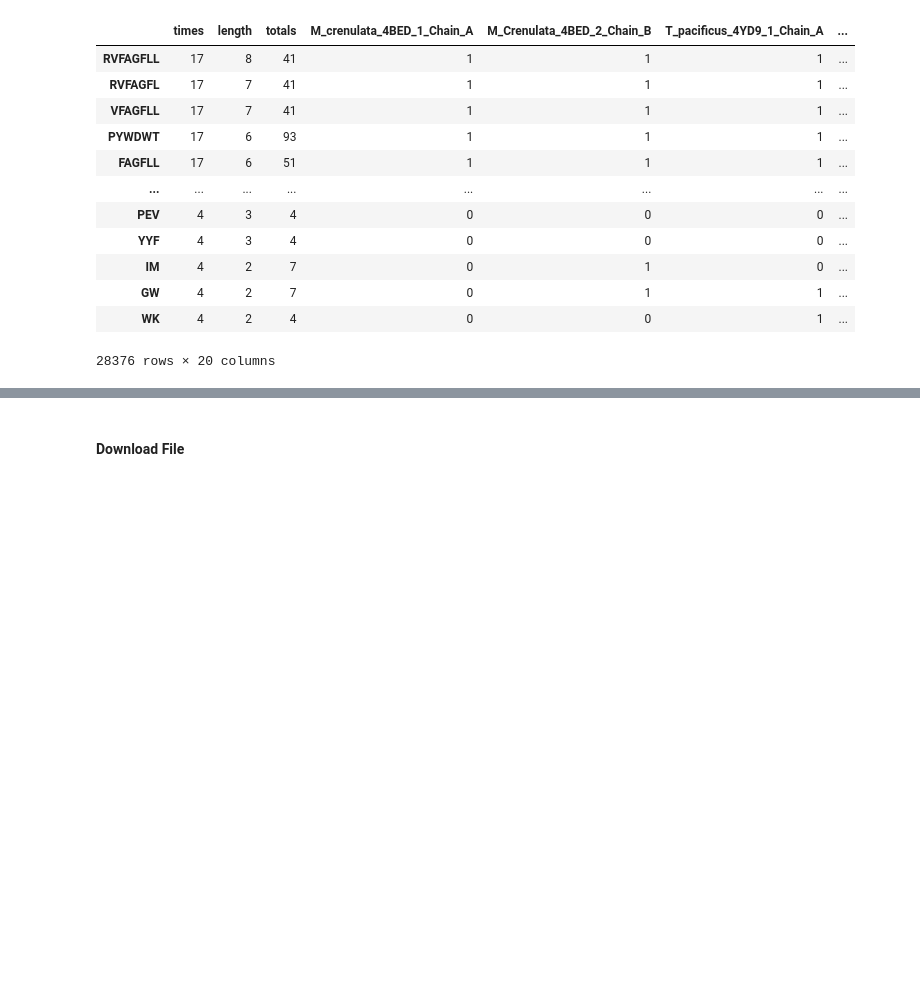
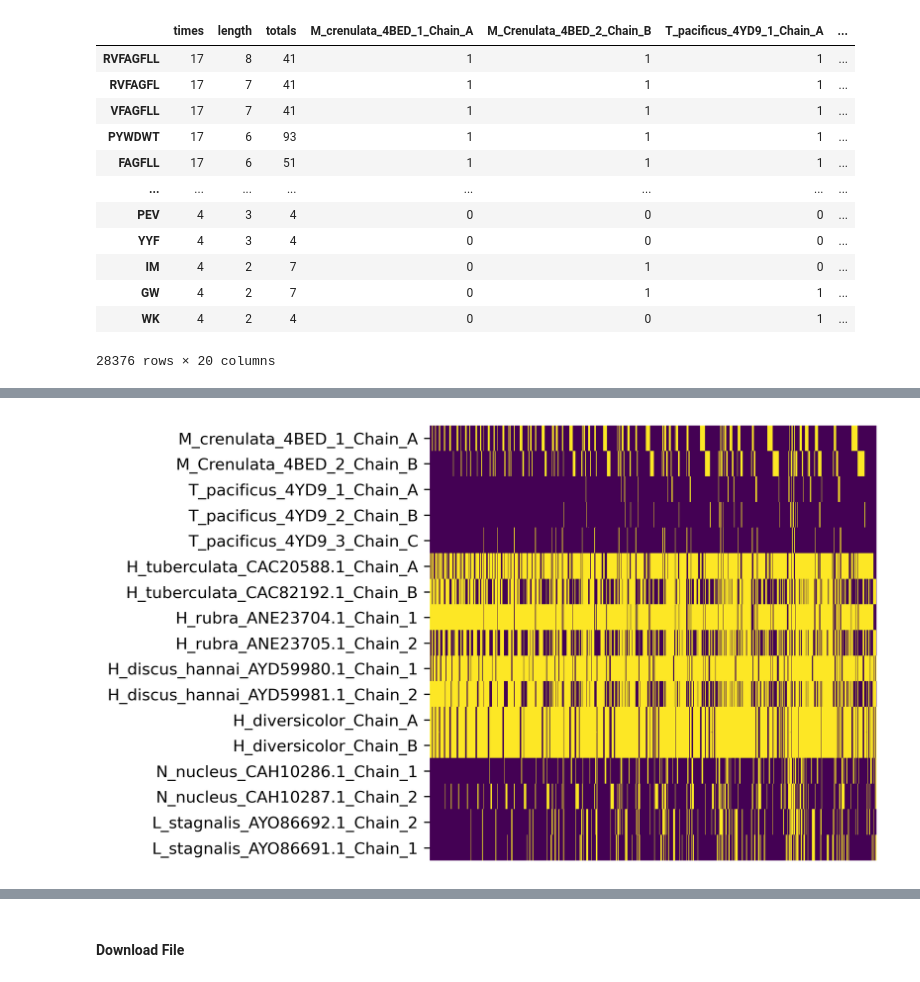
Before and after one commit to mcruggiero/KLH_Research, a Jupyter notebook: Key Hole Limpet Hemocyanin.ipynb, the cells around one changed output, grey strips where cells are left out. Cells and saved outputs as stored; diff of their text form; code cells hidden in the pictures; blank space fills up the shorter version.

```diff
--- a/Key Hole Limpet Hemocyanin.ipynb
+++ b/Key Hole Limpet Hemocyanin.ipynb
@@ -755,0 +770,3 @@ df[df["times"] > 3]
+# %%
+FUs = df[(df["times"] > 10) & (df["length"] > 5)].sort_values(["length", "totals"], ascending = (False, False))
+len(FUs)
@@ -755,0 +791,17 @@ df[df["times"] > 3]
+# %%
+mapper = ['M_crenulata_4BED_1_Chain_A',
+       'M_Crenulata_4BED_2_Chain_B', 'T_pacificus_4YD9_1_Chain_A',
+       'T_pacificus_4YD9_2_Chain_B', 'T_pacificus_4YD9_3_Chain_C',
+       'H_tuberculata_CAC20588.1_Chain_A', 'H_tuberculata_CAC82192.1_Chain_B',
+       'H_rubra_ANE23704.1_Chain_1', 'H_rubra_ANE23705.1_Chain_2',
+       'H_discus_hannai_AYD59980.1_Chain_1',
+       'H_discus_hannai_AYD59981.1_Chain_2', 'H_diversicolor_Chain_A',
+       'H_diversicolor_Chain_B', 'N_nucleus_CAH10286.1_Chain_1',
+       'N_nucleus_CAH10287.1_Chain_2', 'L_stagnalis_AYO86692.1_Chain_2',
+       'L_stagnalis_AYO86691.1_Chain_1']
+# %%
+plt.figure(figsize=(5,5), dpi =300);
+sns.heatmap(FUs[mapper].T,yticklabels=True, xticklabels=False, cbar=False,cmap='viridis');
+plt.show();
+# %% [output]
+[figure, added]
```
Also changed, not shown: parts of 4 cells of this notebook, 1 other file.
